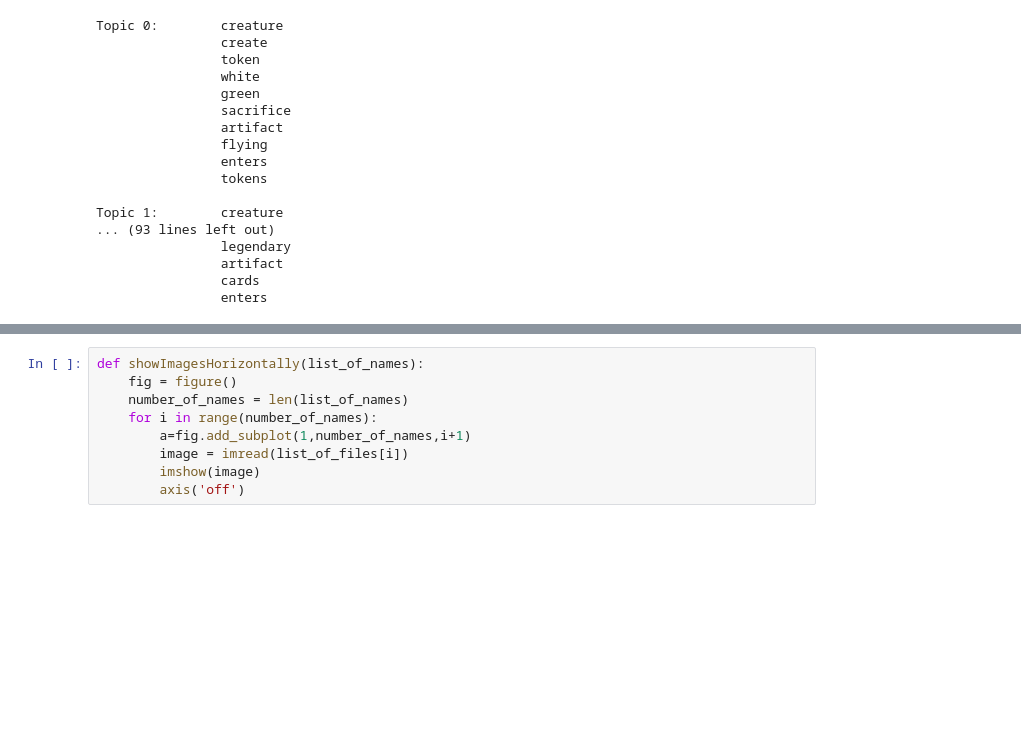
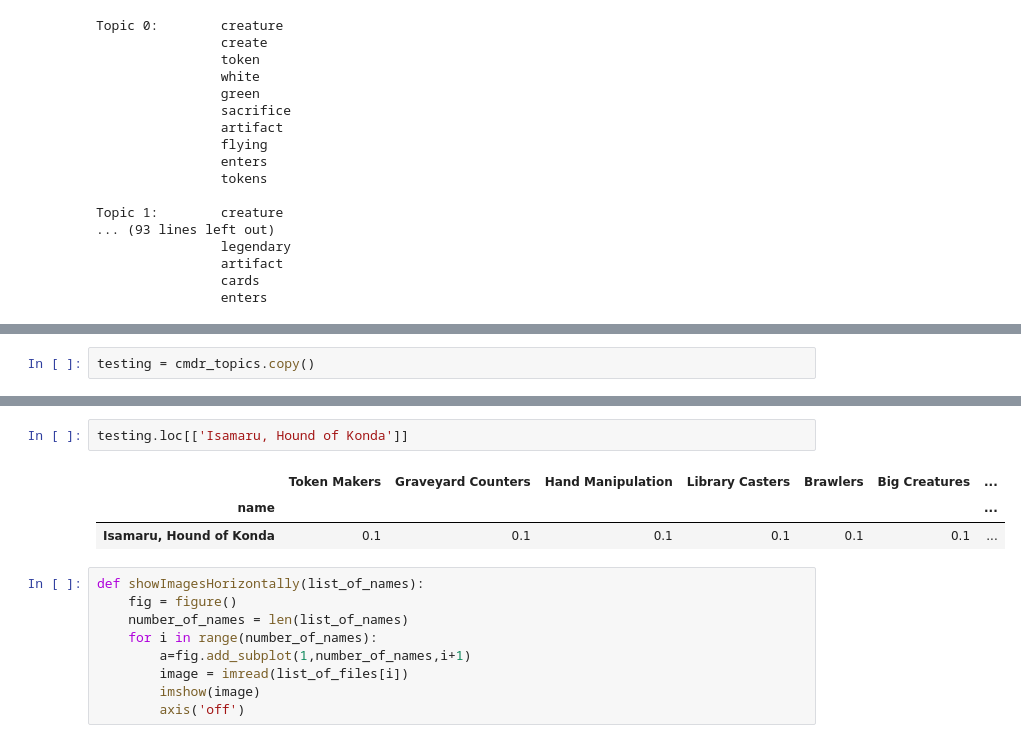
Before and after one commit to Yee-Brian21/Commander-Deck-Builder, a Jupyter notebook: Commander-Recommendation.ipynb, the cells around one changed output, grey strips where cells are left out. Cells and saved outputs as stored; diff of their text form; blank space fills up the shorter version.

```diff
--- a/Commander-Recommendation.ipynb
+++ b/Commander-Recommendation.ipynb
@@ -194,0 +193,2 @@ cmdr_topics.sort_values('Hand Manipulation',ascending=False)
+# %%
+testing = cmdr_topics.copy()
@@ -195,3 +235,9 @@ cmdr_topics.sort_values('Hand Manipulation',ascending=False)
+# %%
+testing.loc[['Isamaru, Hound of Konda']]
+# %% [output]
+|  | Token Makers | Graveyard Counters | Hand Manipulation | Library Casters | Brawlers | Big Creatures | ... |
+| name |  |  |  |  |  |  | ... |
+| Isamaru, Hound of Konda | 0.1 | 0.1 | 0.1 | 0.1 | 0.1 | 0.1 | ... |
 # %%
 def showImagesHorizontally(list_of_names):
     fig = figure()
```
Also changed, not shown: parts of 8 cells of this notebook.
